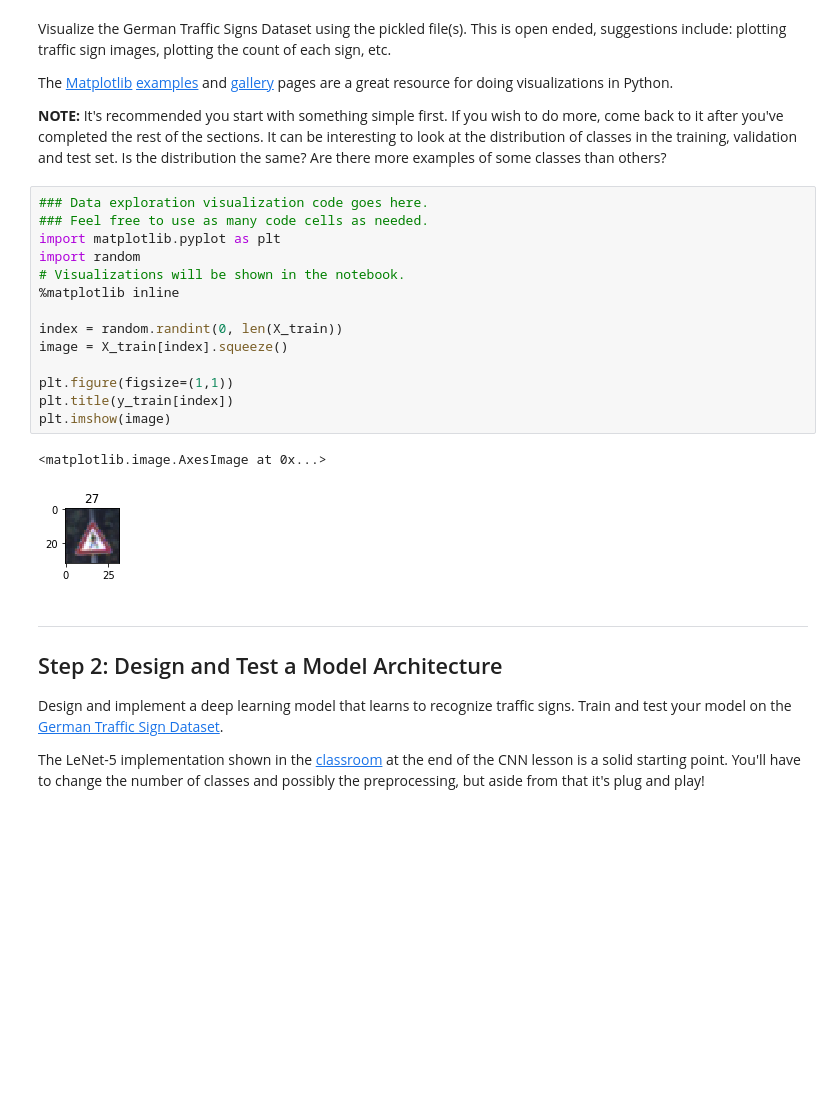
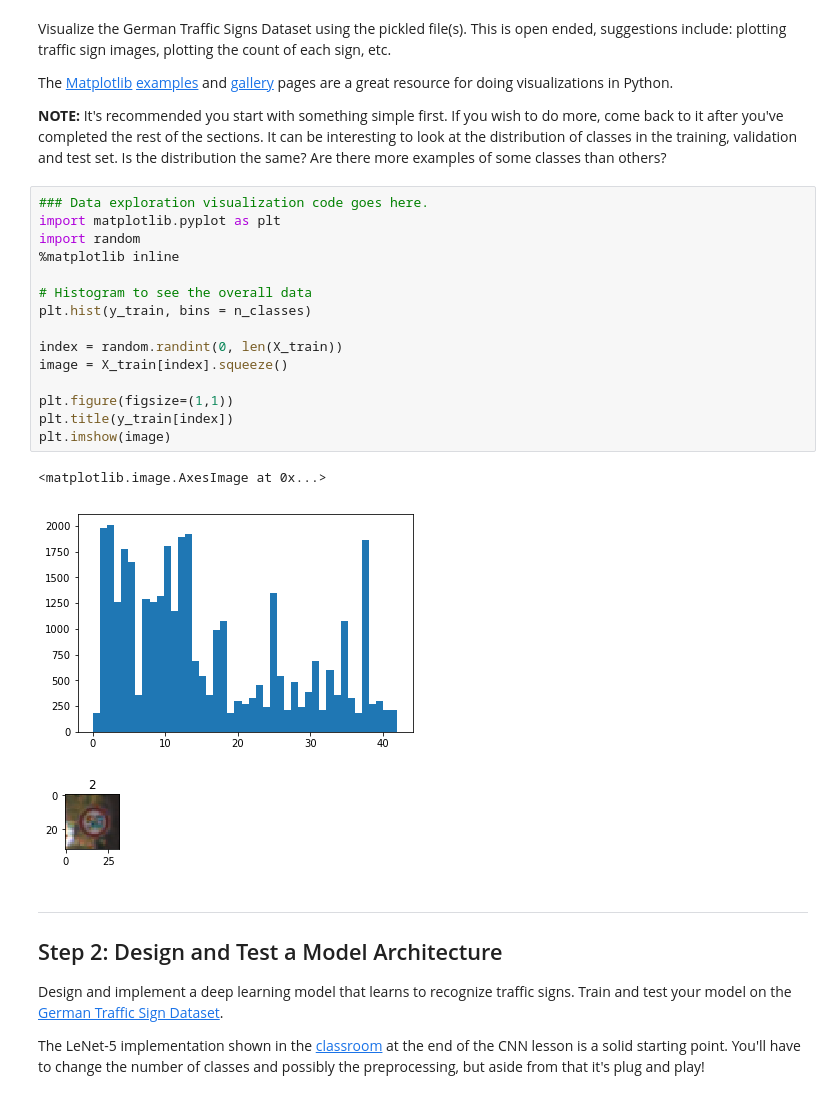
Before and after one commit to hiwenny/LeNetTrafficSigns, a Jupyter notebook: Traffic_Sign_Classifier.ipynb, the cells around one changed output. Drawn from its saved outputs; the diff is of its cells as text; blank space fills up the shorter version.

```diff
--- a/Traffic_Sign_Classifier.ipynb
+++ b/Traffic_Sign_Classifier.ipynb
@@ -92,21 +92,23 @@ The [Matplotlib](http://matplotlib.org/) [examples](http://matplotlib.org/exampl
 **NOTE:** It's recommended you start with something simple first. If you wish to do more, come back to it after you've completed the rest of the sections. It can be interesting to look at the distribution of classes in the training, validation and test set. Is the distribution the same? Are there more examples of some classes than others?
 # %%
 ### Data exploration visualization code goes here.
-### Feel free to use as many code cells as needed.
 import matplotlib.pyplot as plt
 import random
-# Visualizations will be shown in the notebook.
 %matplotlib inline
+
+# Histogram to see the overall data
+plt.hist(y_train, bins = n_classes)
 
 index = random.randint(0, len(X_train))
 image = X_train[index].squeeze()
 
 plt.figure(figsize=(1,1))
 plt.title(y_train[index])
 plt.imshow(image)
 # %% [output]
 <matplotlib.image.AxesImage at 0x...>
-[figure, old version]
+[figure, new version]
+[figure, added]
 # %% [markdown]
 ----
 
```
Also changed, not shown: parts of 4 cells of this notebook, 2 other files.
